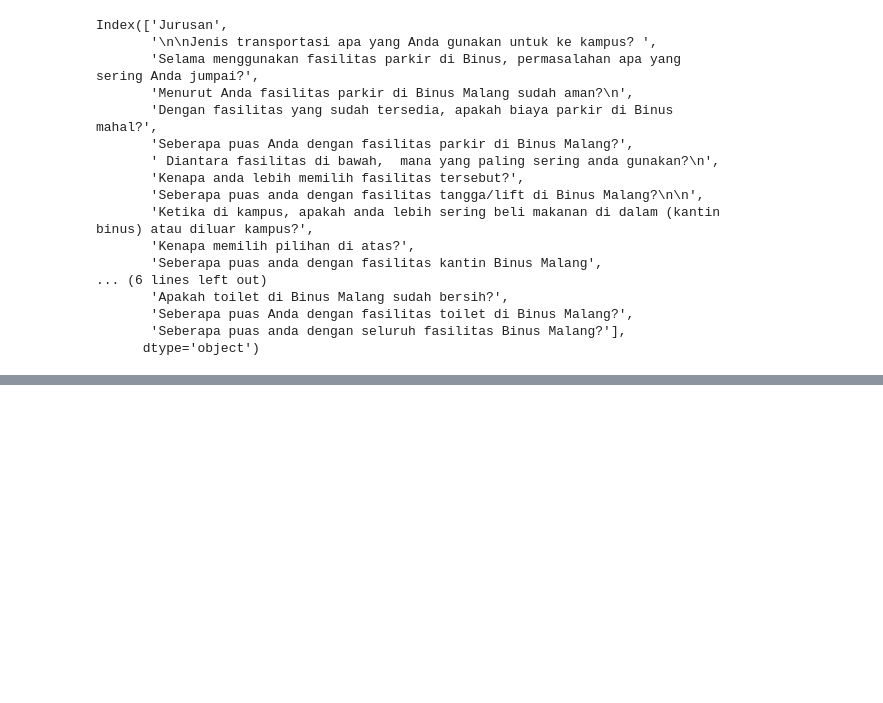
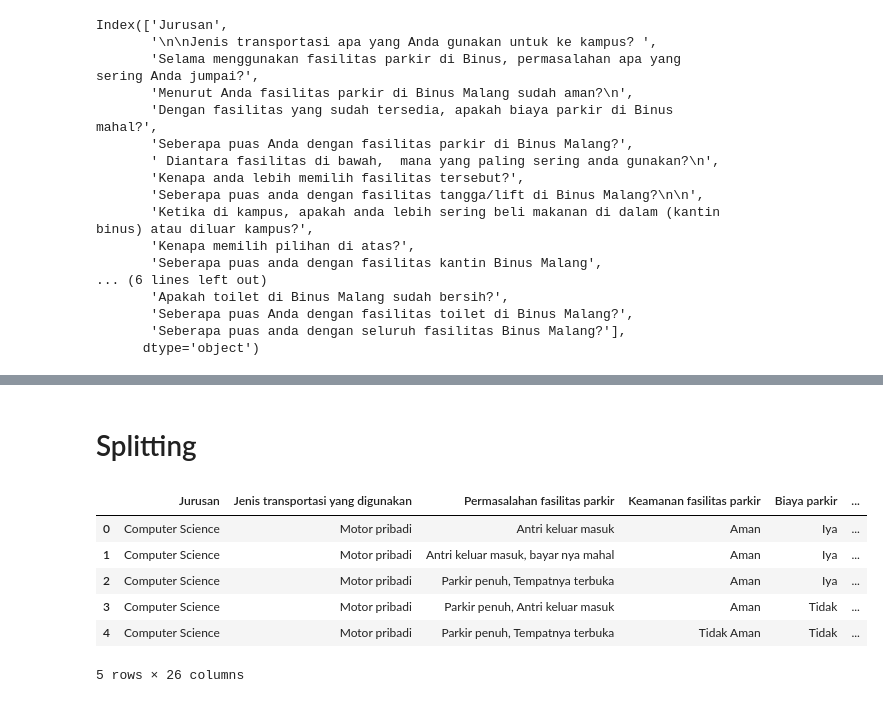
Before and after one commit to Nicohim87/SurveySamplingAOL, a Jupyter notebook: Preprocessing.ipynb, the cells around one changed output, grey strips where cells are left out. Drawn from its saved outputs; the diff is of its cells as text; code cells hidden in the pictures; blank space fills up the shorter version.

```diff
--- a/Preprocessing.ipynb
+++ b/Preprocessing.ipynb
@@ -65,0 +70,3 @@ for i in range(len(df.columns)):
+# %%
+df.rename(columns=rename, inplace=True)
+df.columns
@@ -65,0 +87,23 @@ for i in range(len(df.columns)):
+# %% [markdown]
+# Splitting
+# %%
+splitting = df['Permasalahan fasilitas parkir'].copy().str.split(', ')
+
+df['Permasalahan fasilitas parkir 1'] = splitting.str[0]
+df['Permasalahan fasilitas parkir 2'] = splitting.str[1]
+# %%
+splitting = df['Permasalahan fasilitas discussion room'].copy().str.split(', ')
+
+df['Permasalahan fasilitas discussion room 1'] = splitting.str[0]
+df['Permasalahan fasilitas discussion room 2'] = splitting.str[1]
+df['Permasalahan fasilitas discussion room 3'] = splitting.str[2]
+# %%
+df.head()
+# %% [output]
+|  | Jurusan | Jenis transportasi yang digunakan | Permasalahan fasilitas parkir | Keamanan fasilitas parkir | Biaya parkir | ... |
+| 0 | Computer Science | Motor pribadi | Antri keluar masuk | Aman | Iya | ... |
+| 1 | Computer Science | Motor pribadi | Antri keluar masuk, bayar nya mahal | Aman | Iya | ... |
+| 2 | Computer Science | Motor pribadi | Parkir penuh, Tempatnya terbuka | Aman | Iya | ... |
+| 3 | Computer Science | Motor pribadi | Parkir penuh, Antri keluar masuk | Aman | Tidak | ... |
+| 4 | Computer Science | Motor pribadi | Parkir penuh, Tempatnya terbuka | Tidak Aman | Tidak | ... |
+5 rows × 26 columns
```
Also changed, not shown: parts of 16 cells of this notebook, 1 other file.
